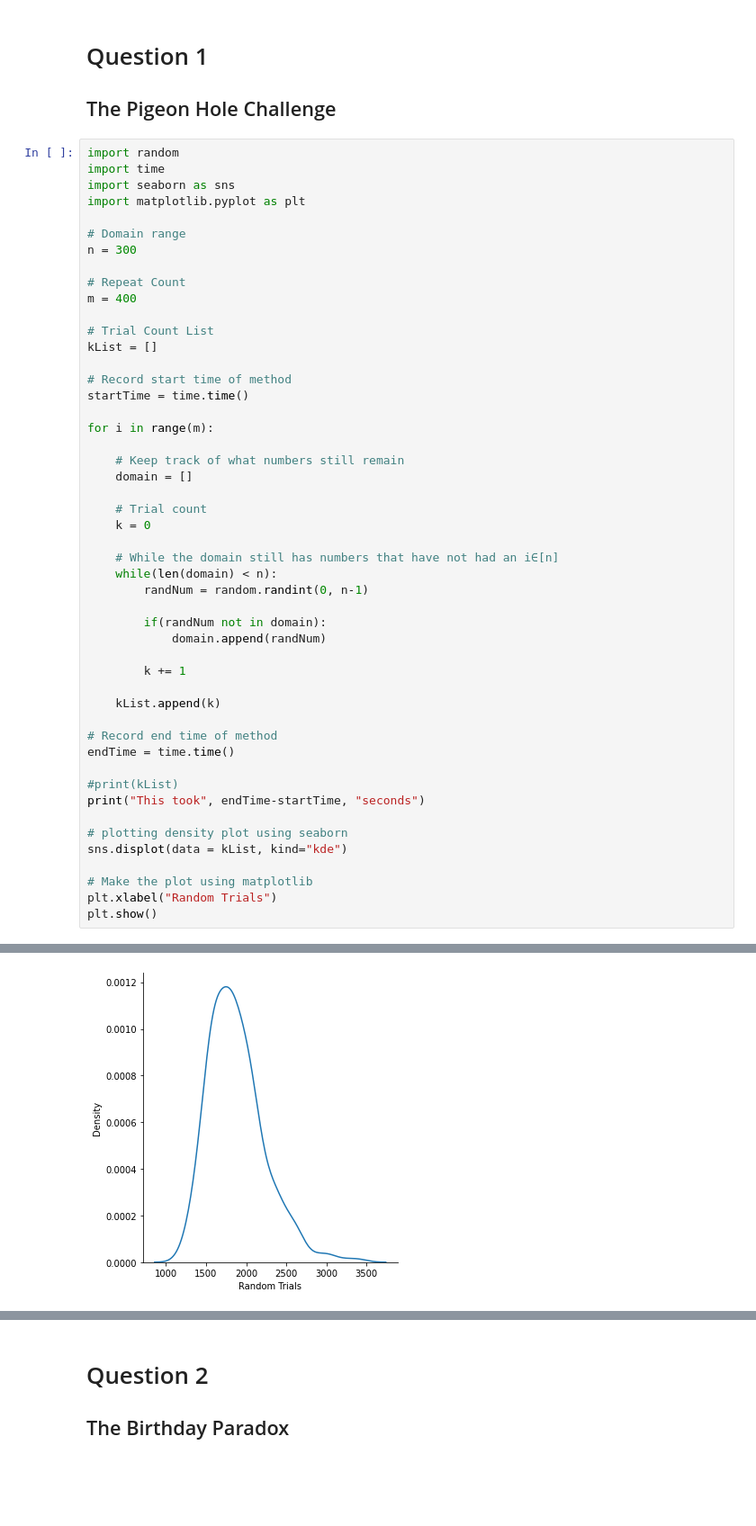
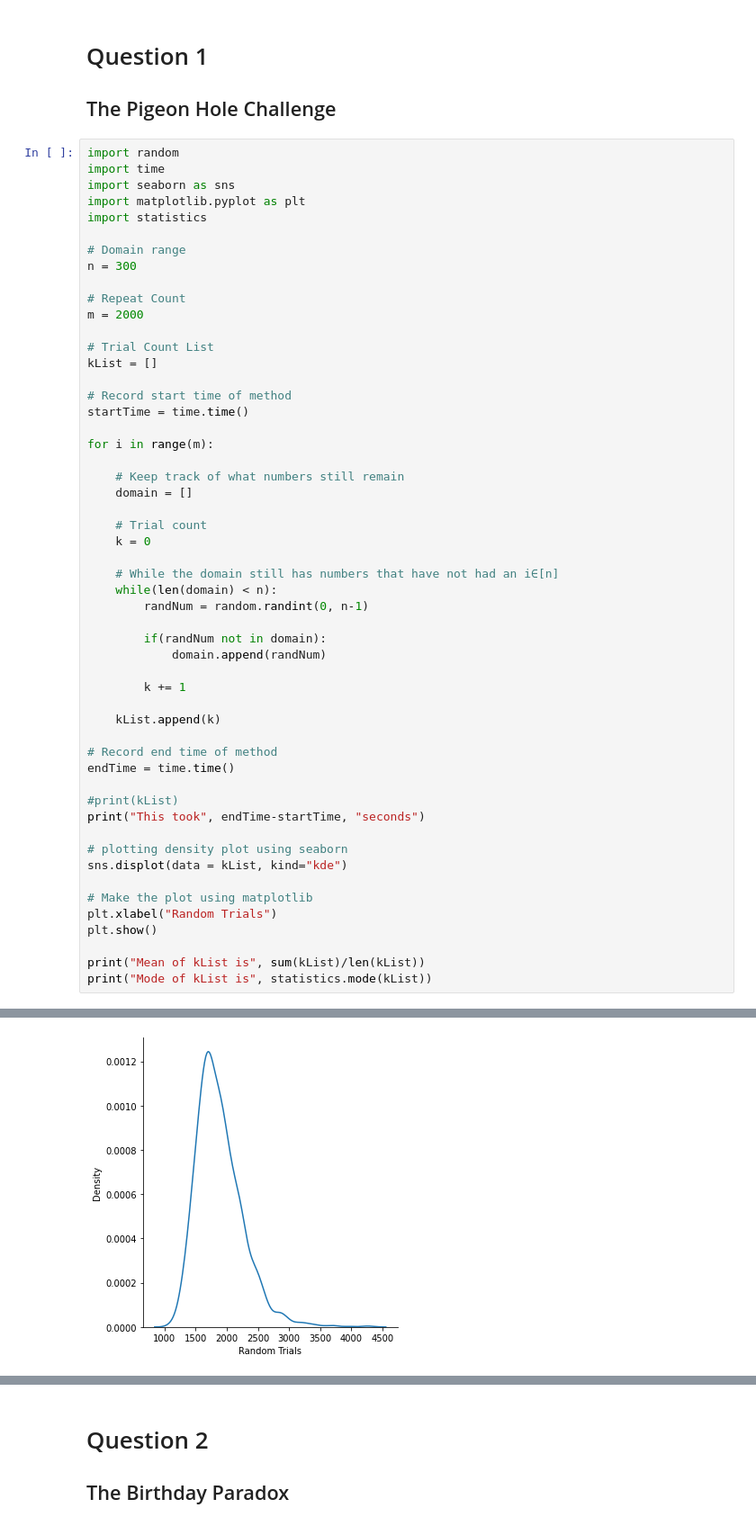
Before and after one commit to TheAidenTv/CS-4403-Assignment-1, a Jupyter notebook: Assignment 1.ipynb, the cells around one changed output, grey strips where cells are left out. Shown at 90% size. Drawn from its saved outputs; the diff is of its cells as text; blank space fills up the shorter version.

```diff
--- a/Assignment 1.ipynb
+++ b/Assignment 1.ipynb
@@ -6,12 +6,13 @@ import random
 import time
 import seaborn as sns
 import matplotlib.pyplot as plt
+import statistics
 
 # Domain range
 n = 300
 
 # Repeat Count
-m = 400
+m = 2000
 
 # Trial Count List
 kList = []
@@ -50,4 +51,7 @@ sns.displot(data = kList, kind="kde")
 # Make the plot using matplotlib
 plt.xlabel("Random Trials")
 plt.show()
+
+print("Mean of kList is", sum(kList)/len(kList))
+print("Mode of kList is", statistics.mode(kList))
 # %% [output]
@@ -55 +59 @@ This took 2.122159719467163 seconds
-[figure, old version]
+[figure, new version]
```
Also changed, not shown: parts of 15 cells of this notebook.
